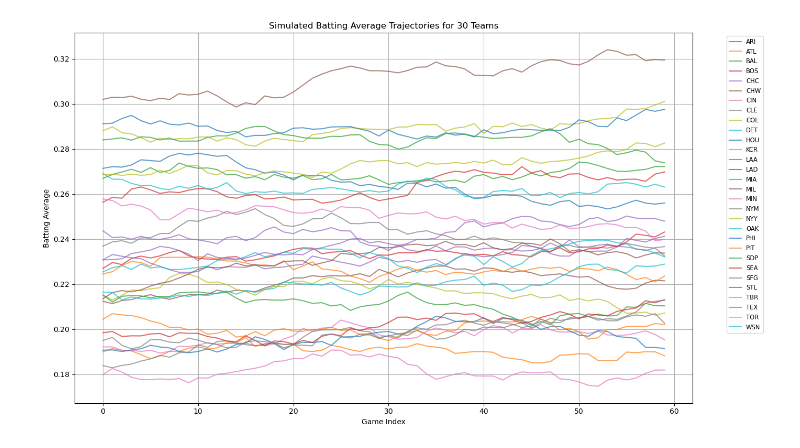
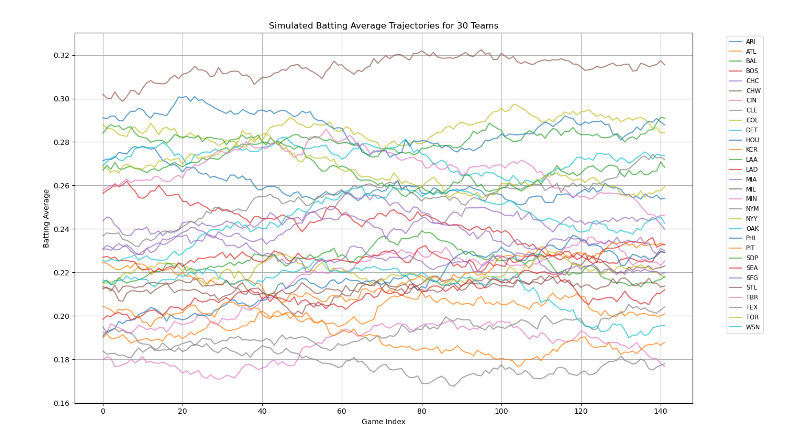
Before and after one commit to s1moncha/bayesian_inference_stat165, a Jupyter notebook: simulate.ipynb, the cells around one changed output. Saved outputs shown, nothing was run; the diff lists cells and outputs as text; code cells hidden in the pictures.

```diff
--- a/simulate.ipynb
+++ b/simulate.ipynb
@@ -28,7 +28,7 @@ tenth_averages = []
 
 for team, group in combined_df.groupby("Team Abbreviation"):
     group = group.sort_values("Date")
-    if len(group) >= 10:
+    if len(group) >= 20:
         tenth_entry = group.iloc[9]  # 10th row (index 9)
         tenth_averages.append({
             "Team": tenth_entry["Team"],
@@ -63,35 +63,35 @@ print(result_df)
 # %%
 import numpy as np
 import matplotlib.pyplot as plt
 
 # --- Simulation Parameters ---
-n_games = 60
+n_games = 142
 std_dev = 0.0015  # Fixed standard deviation for batting avg random walk
 np.random.seed(42)
 
 # --- Simulate and Plot Batting Trajectories ---
 plt.figure(figsize=(14, 8))
 
 for _, row in result_df.iterrows():
     team = row['Team Abbreviation']
     start_val = row['10th Batting Average']
 
     # Generate random walk
     walk = [start_val]
     for _ in range(1, n_games):
         walk.append(walk[-1] + np.random.normal(0, std_dev))
 
     plt.plot(walk, label=team, alpha=0.7)
 
 plt.title("Simulated Batting Average Trajectories for 30 Teams")
 plt.xlabel("Game Index")
 plt.ylabel("Batting Average")
 plt.grid(True)
 plt.legend(bbox_to_anchor=(1.05, 1), loc='upper left', fontsize='small')
 plt.tight_layout()
 plt.show()
 # %% [output]
-[figure, old version]
+[figure, new version]
 # %%
 import os
 import pandas as pd
```
Also changed, not shown: parts of 11 cells of this notebook, 2 other files.
